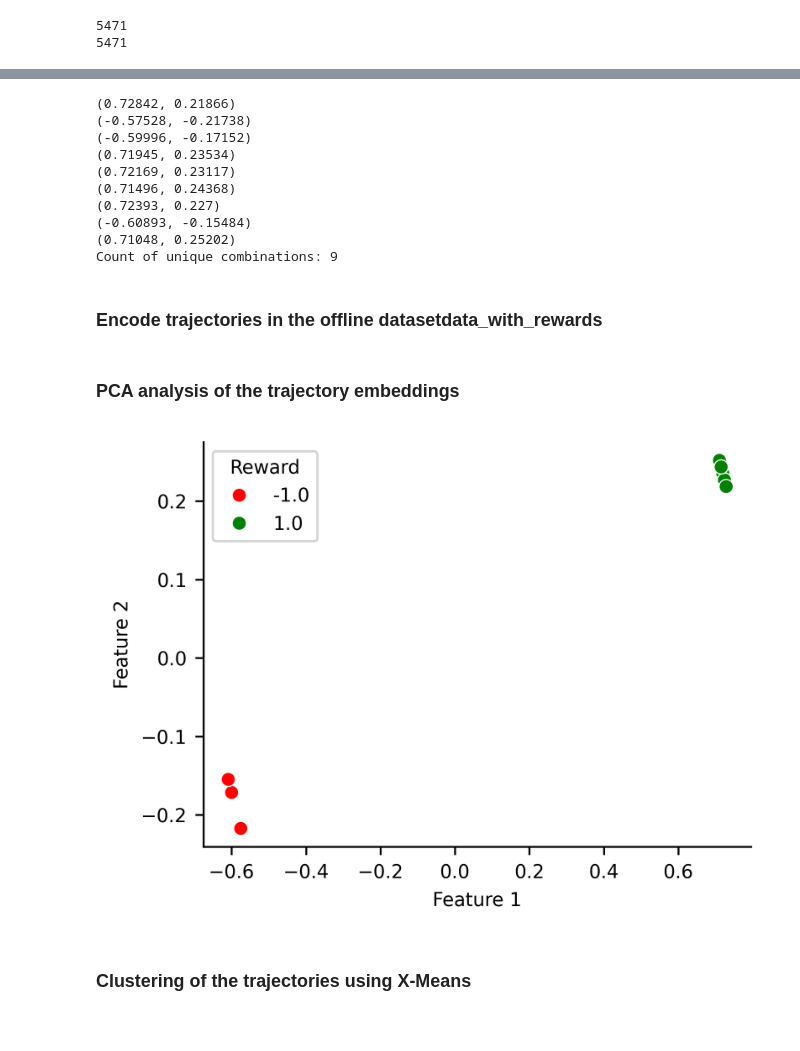
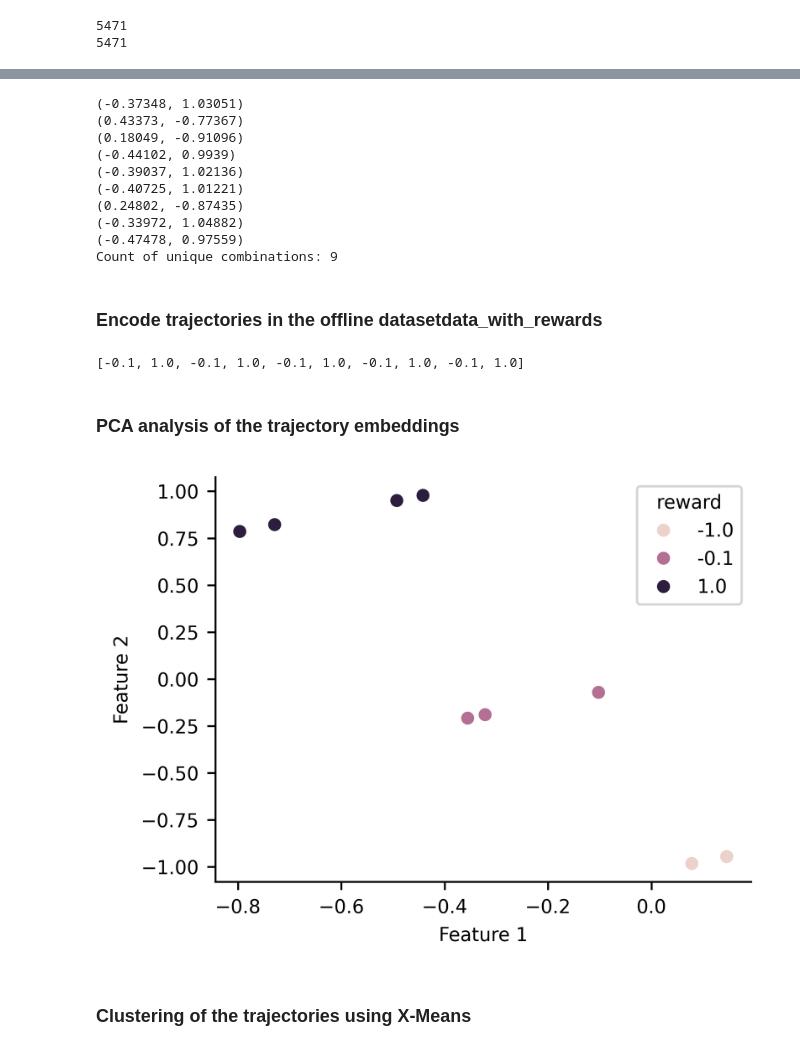
Before and after one commit to yangbaechu/xrl_with_trajectories, a Jupyter notebook: gridworld_expts.ipynb, the cells around one changed output, grey strips where cells are left out. Drawn from its saved outputs; the diff is of its cells as text; code cells hidden in the pictures.

Commit message:
Oprimize and Visualize original code

```diff
--- a/gridworld_expts.ipynb
+++ b/gridworld_expts.ipynb
@@ -352,13 +741,19 @@ start_end_trajs = [[(sub_array[0][0], sub_array[0][2]), (sub_array[-2][0], sub_a
 
 differences = []
 rewards = []
-
+rewards_for_state = []
+state_embeddings = []
 for trajs in start_end_trajs:
     # Convert trajectory points to tensors and encode them
     # print(trajs[1])
     rewards.append(trajs[1][1])
     start_embed = model.encoder(torch.tensor(trajs[0]).float())
     end_embed = model.encoder(torch.tensor(trajs[1]).float())
+
+    state_embeddings.append(start_embed.detach().numpy())
+    rewards_for_state.append(trajs[0][1])
+    state_embeddings.append(end_embed.detach().numpy())
+    rewards_for_state.append(trajs[1][1])
 
     # Calculate differences in x and y, round to 5 decimal places
     difference  = end_embed - start_embed  # This will be a tensor
@@ -380,41 +775,44 @@ unique_combinations_count = len(unique_combinations)
 
 print(f"Count of unique combinations: {unique_combinations_count}")
 # %% [output]
-(0.72842, 0.21866)
-(-0.57528, -0.21738)
-(-0.59996, -0.17152)
-(0.71945, 0.23534)
-(0.72169, 0.23117)
-(0.71496, 0.24368)
-(0.72393, 0.227)
-(-0.60893, -0.15484)
-(0.71048, 0.25202)
+(-0.37348, 1.03051)
+(0.43373, -0.77367)
+(0.18049, -0.91096)
+(-0.44102, 0.9939)
+(-0.39037, 1.02136)
+(-0.40725, 1.01221)
+(0.24802, -0.87435)
+(-0.33972, 1.04882)
+(-0.47478, 0.97559)
 Count of unique combinations: 9
 # %% [markdown]
 ### Encode trajectories in the offline datasetdata_with_rewards
+# %%
+rewards_for_state[:10]
+# %% [output]
+[-0.1, 1.0, -0.1, 1.0, -0.1, 1.0, -0.1, 1.0, -0.1, 1.0]
 # %% [markdown]
 ### PCA analysis of the trajectory embeddings
 # %%
-differences_np = np.array(differences)
+state_embeddings = np.array(state_embeddings)
 
 # Create a DataFrame for plotting
 plotting_data = {
-    'feature 1': differences_np[:, 0],
-    'feature 2': differences_np[:, 1],
-    'rewards': rewards
+    'feature 1': state_embeddings[:, 0],
+    'feature 2': state_embeddings[:, 1],
+    'reward': rewards_for_state
 }
 df = pd.DataFrame(plotting_data)
 
 # Plotting
 plt.figure(figsize=(4, 3))
-sns.scatterplot(x='feature 1', y='feature 2', hue = 'rewards', palette={-1: "r", 1: "g"}, data=df)
+sns.scatterplot(x='feature 1', y='feature 2',hue = 'reward',  data=df)
 plt.xlabel('Feature 1')
 plt.ylabel('Feature 2')
-plt.legend(title='Reward', loc='best')
 plt.tight_layout()
 plt.show()
 # %% [output]
-[figure, old version]
+[figure, new version]
 # %% [markdown]
 ### Clustering of the trajectories using X-Means
 # %%
```
Also changed, not shown: parts of 19 cells of this notebook, 2 other files.
